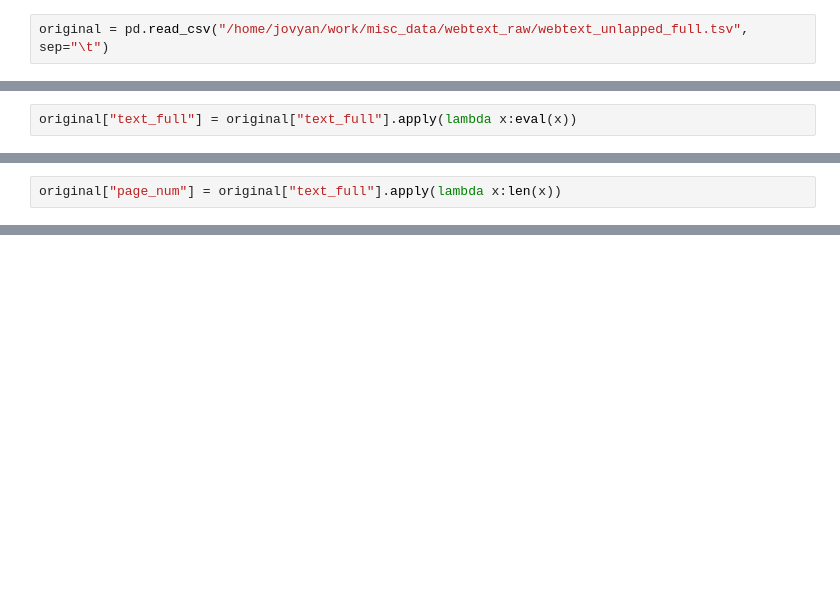
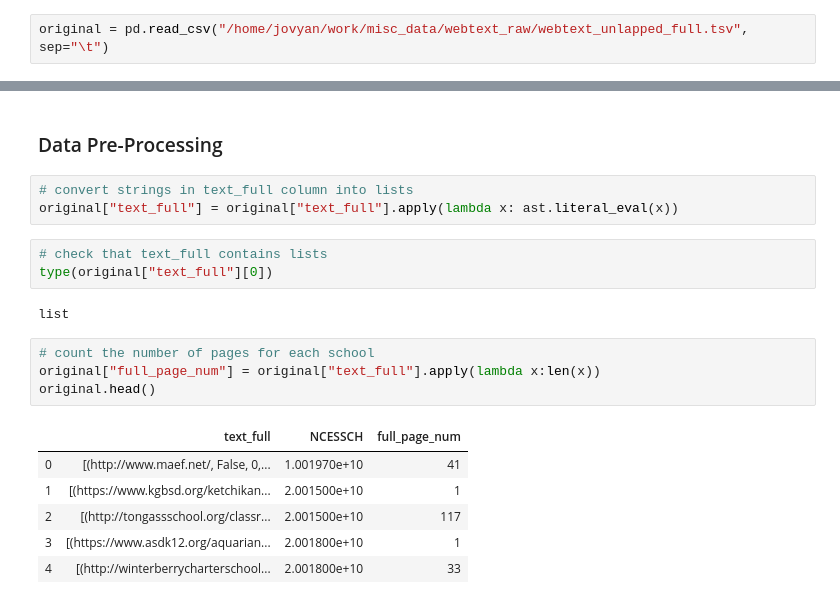
Before and after one commit to comp-strat/text_analysis, a Jupyter notebook: filter_top_pages/filter_pages_250.ipynb, the cells around one changed output, grey strips where cells are left out. Drawn from its saved outputs; the diff is of its cells as text; blank space fills up the shorter version.

```diff
--- a/filter_top_pages/filter_pages_250.ipynb
+++ b/filter_top_pages/filter_pages_250.ipynb
@@ -25,2 +22,0 @@ convert str to lst
-# %%
-original["text_full"] = original["text_full"].apply(lambda x:eval(x))
@@ -48,2 +22,0 @@ count page num for each row (before cleaning)
-# %%
-original["page_num"] = original["text_full"].apply(lambda x:len(x))
@@ -115,0 +37,21 @@ cleaned.head()
+# %% [markdown]
+### Data Pre-Processing
+# %%
+# convert strings in text_full column into lists
+original["text_full"] = original["text_full"].apply(lambda x: ast.literal_eval(x))
+# %%
+# check that text_full contains lists
+type(original["text_full"][0])
+# %% [output]
+list
+# %%
+# count the number of pages for each school
+original["full_page_num"] = original["text_full"].apply(lambda x:len(x))
+original.head()
+# %% [output]
+|  | text_full | NCESSCH | full_page_num |
+| 0 | [(http://www.maef.net/, False, 0,... | 1.001970e+10 | 41 |
+| 1 | [(https://www.kgbsd.org/ketchikan... | 2.001500e+10 | 1 |
+| 2 | [(http://tongassschool.org/classr... | 2.001500e+10 | 117 |
+| 3 | [(https://www.asdk12.org/aquarian... | 2.001800e+10 | 1 |
+| 4 | [(http://winterberrycharterschool... | 2.001800e+10 | 33 |
```
Also changed, not shown: parts of 51 cells of this notebook.
